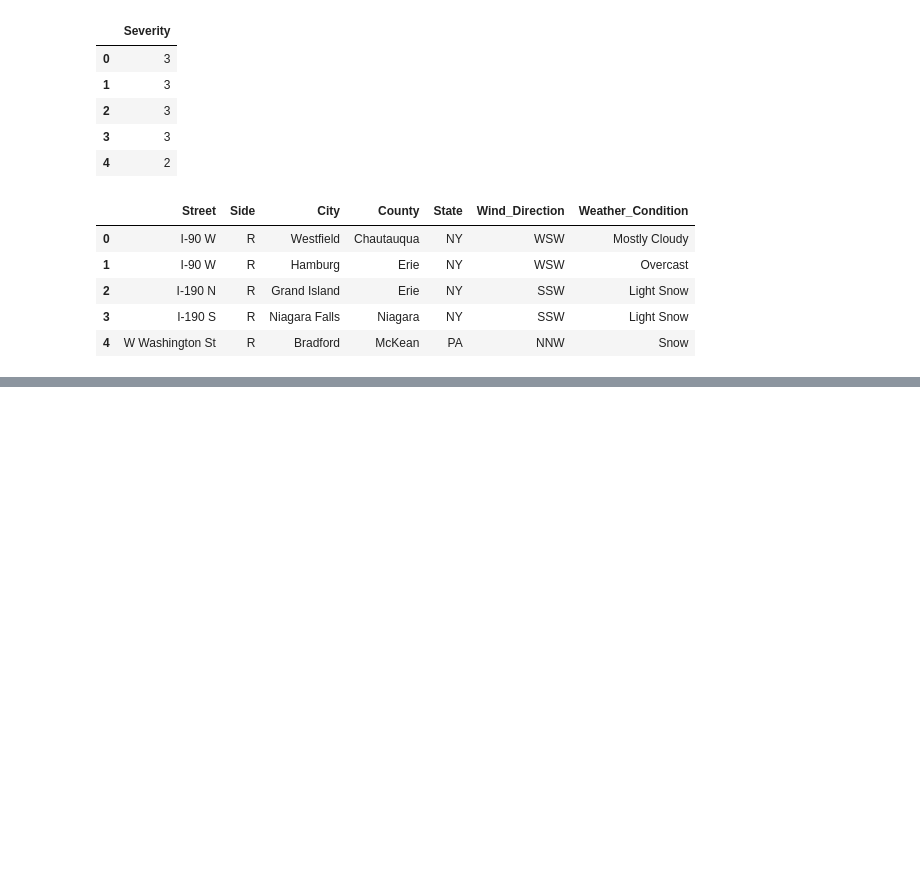
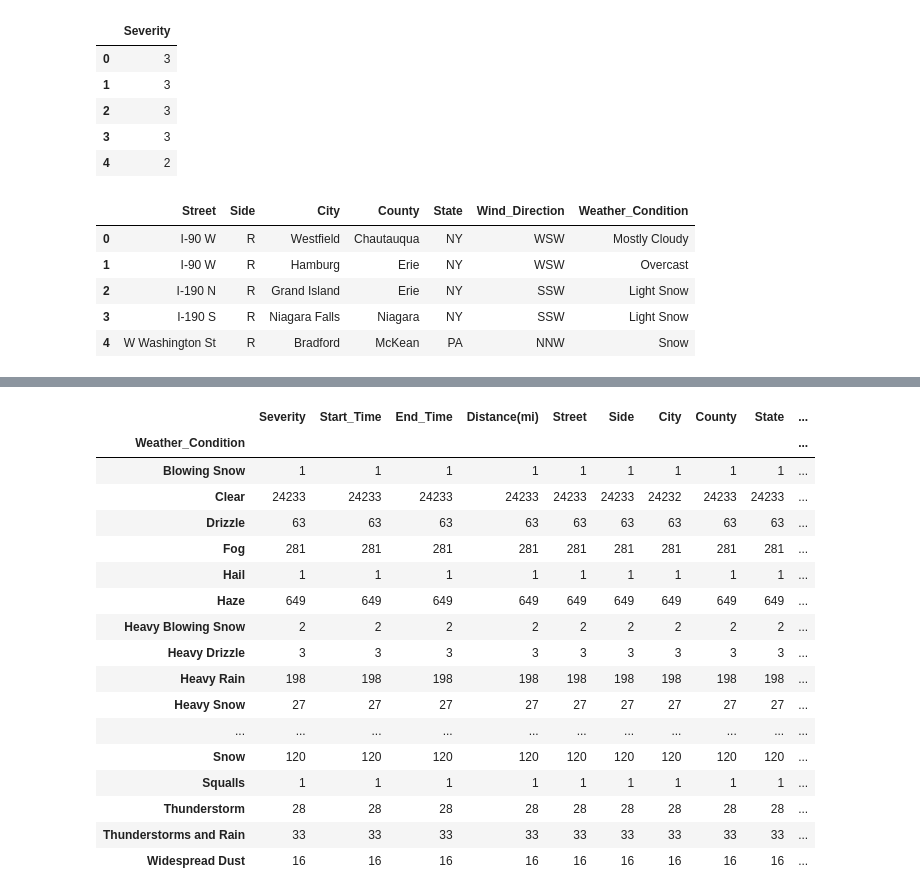
Before and after one commit to maftuhm/UAS-kapita-selekta-komputasi, a Jupyter notebook: UAS KAPITA SELEKTA KOMPUTASI.ipynb, the cells around one changed output, grey strips where cells are left out. Cells and saved outputs as stored; diff of their text form; code cells hidden in the pictures; blank space fills up the shorter version.

```diff
--- a/UAS KAPITA SELEKTA KOMPUTASI.ipynb
+++ b/UAS KAPITA SELEKTA KOMPUTASI.ipynb
@@ -226,0 +357,21 @@ data_obj.head()
+# %%
+data.groupby(['Weather_Condition']).count()
+# %% [output]
+|  | Severity | Start_Time | End_Time | Distance(mi) | Street | Side | City | County | State | ... |
+| Weather_Condition |  |  |  |  |  |  |  |  |  | ... |
+| Blowing Snow | 1 | 1 | 1 | 1 | 1 | 1 | 1 | 1 | 1 | ... |
+| Clear | 24233 | 24233 | 24233 | 24233 | 24233 | 24233 | 24232 | 24233 | 24233 | ... |
+| Drizzle | 63 | 63 | 63 | 63 | 63 | 63 | 63 | 63 | 63 | ... |
+| Fog | 281 | 281 | 281 | 281 | 281 | 281 | 281 | 281 | 281 | ... |
+| Hail | 1 | 1 | 1 | 1 | 1 | 1 | 1 | 1 | 1 | ... |
+| Haze | 649 | 649 | 649 | 649 | 649 | 649 | 649 | 649 | 649 | ... |
+| Heavy Blowing Snow | 2 | 2 | 2 | 2 | 2 | 2 | 2 | 2 | 2 | ... |
+| Heavy Drizzle | 3 | 3 | 3 | 3 | 3 | 3 | 3 | 3 | 3 | ... |
+| Heavy Rain | 198 | 198 | 198 | 198 | 198 | 198 | 198 | 198 | 198 | ... |
+| Heavy Snow | 27 | 27 | 27 | 27 | 27 | 27 | 27 | 27 | 27 | ... |
+| ... | ... | ... | ... | ... | ... | ... | ... | ... | ... | ... |
+| Snow | 120 | 120 | 120 | 120 | 120 | 120 | 120 | 120 | 120 | ... |
+| Squalls | 1 | 1 | 1 | 1 | 1 | 1 | 1 | 1 | 1 | ... |
+| Thunderstorm | 28 | 28 | 28 | 28 | 28 | 28 | 28 | 28 | 28 | ... |
+| Thunderstorms and Rain | 33 | 33 | 33 | 33 | 33 | 33 | 33 | 33 | 33 | ... |
+| Widespread Dust | 16 | 16 | 16 | 16 | 16 | 16 | 16 | 16 | 16 | ... |
```
Also changed, not shown: parts of 14 cells of this notebook, 1 other file.
